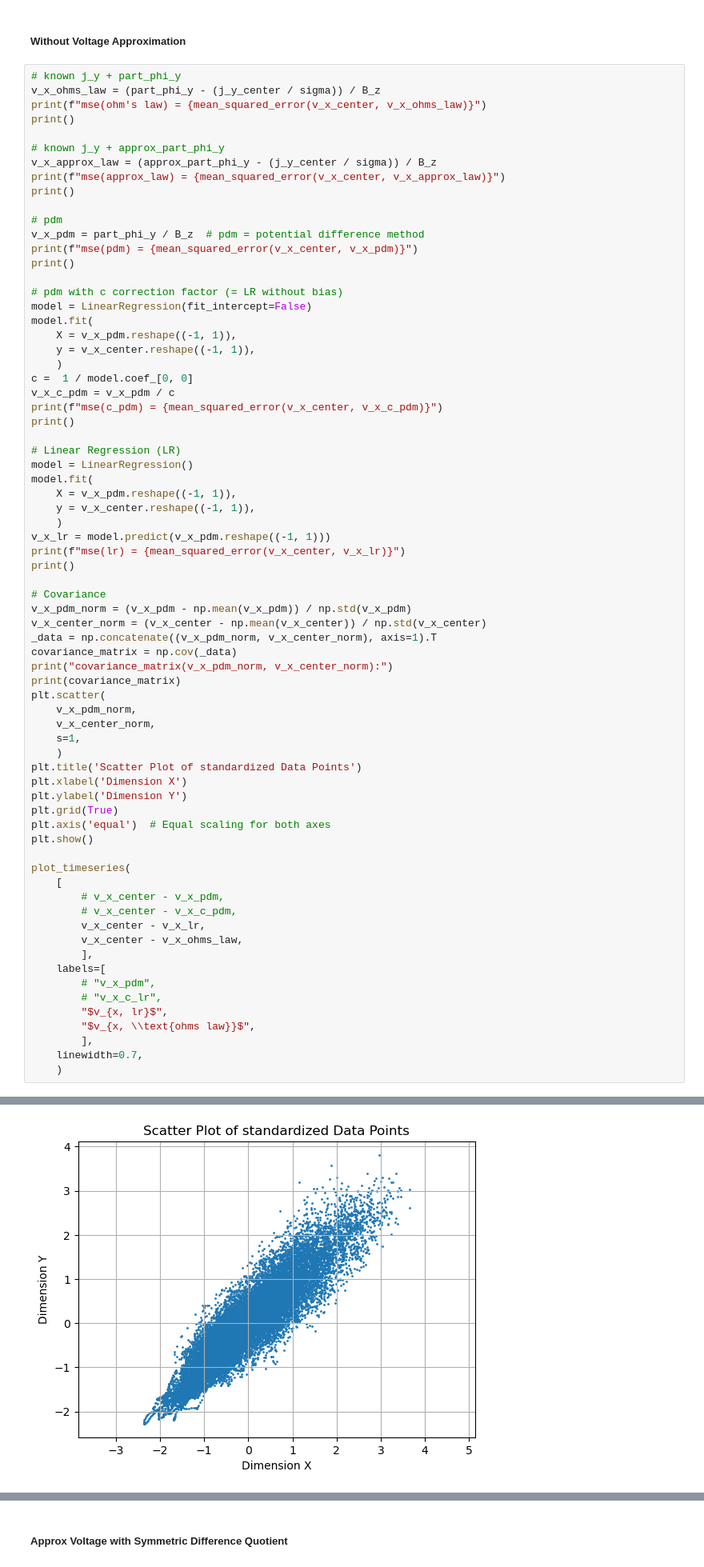
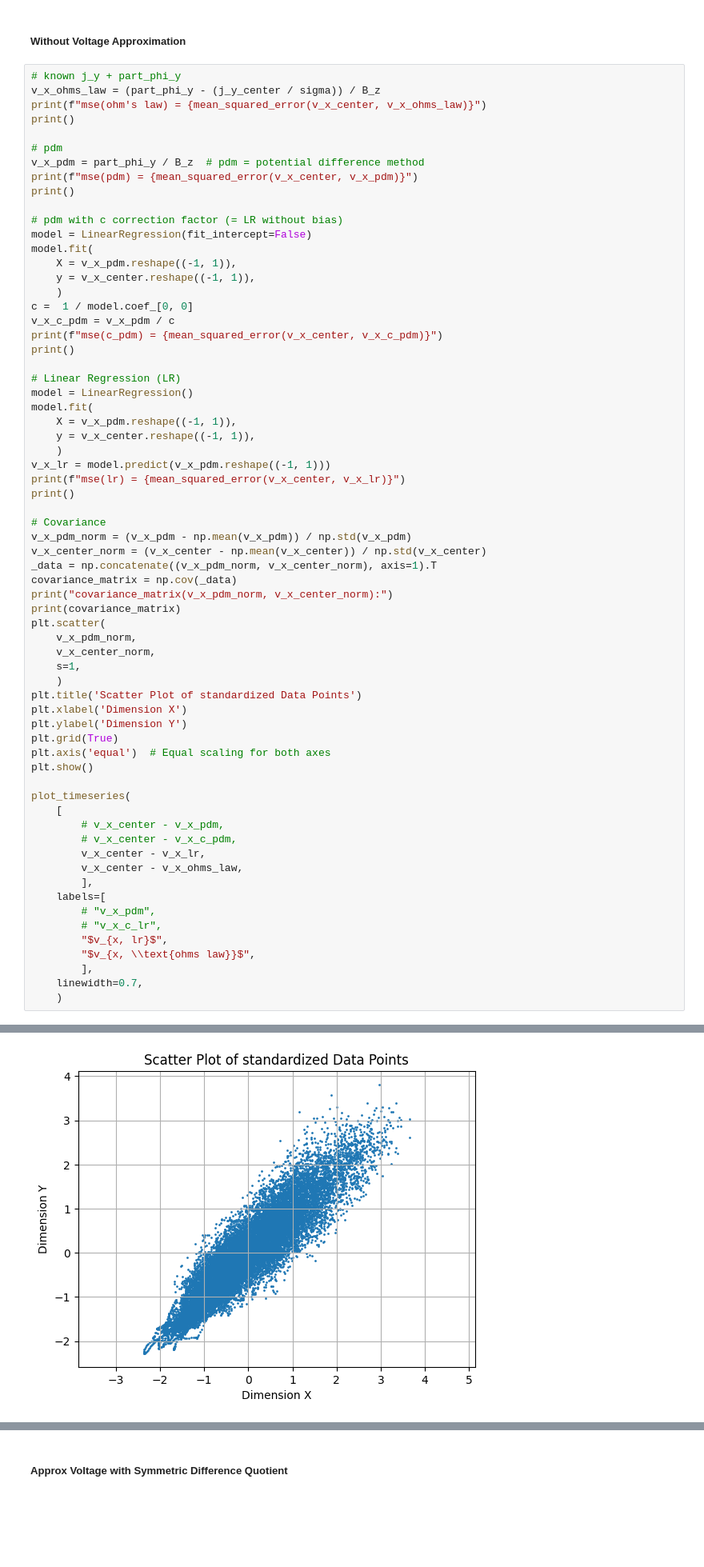
Before and after one commit to MichaelSkowronek/potential_probe_velocity_measuring, a Jupyter notebook: notebooks/misc_analysis_x15_y0_z0.ipynb, the cells around one changed output, grey strips where cells are left out. Shown: that part at 80% size. Drawn from its saved outputs; the diff is of its cells as text; blank space fills up the shorter version.

```diff
--- a/notebooks/misc_analysis_x15_y0_z0.ipynb
+++ b/notebooks/misc_analysis_x15_y0_z0.ipynb
@@ -384,11 +384,6 @@ covariance_matrix(v_x_pdm_norm, v_x_center_norm):
 # known j_y + part_phi_y
 v_x_ohms_law = (part_phi_y - (j_y_center / sigma)) / B_z
 print(f"mse(ohm's law) = {mean_squared_error(v_x_center, v_x_ohms_law)}")
-print()
-
-# known j_y + approx_part_phi_y
-v_x_approx_law = (approx_part_phi_y - (j_y_center / sigma)) / B_z
-print(f"mse(approx_law) = {mean_squared_error(v_x_center, v_x_approx_law)}")
 print()
 
 # pdm
@@ -464,5 +457,5 @@ mse(lr) = 76.98128415582885
 
 covariance_matrix(v_x_pdm_norm, v_x_center_norm):
 [[1.00005    0.91342626]
  [0.91342626 1.00005   ]]
-[figure, old version]
+[figure, new version]
```
Also changed, not shown: parts of 4 cells of this notebook, 3 other files.
